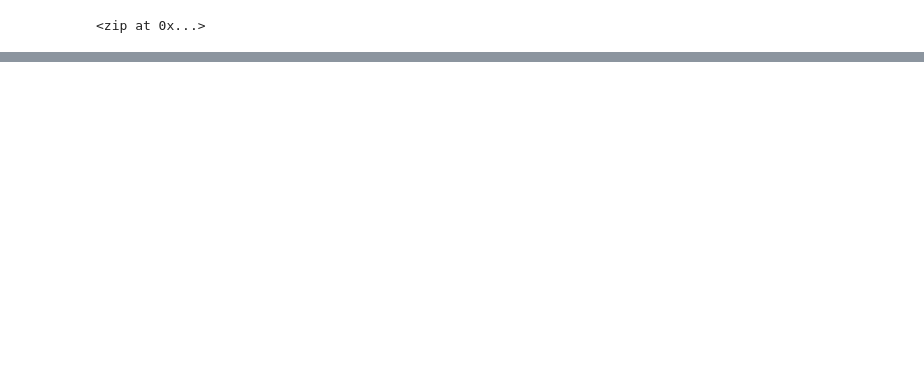
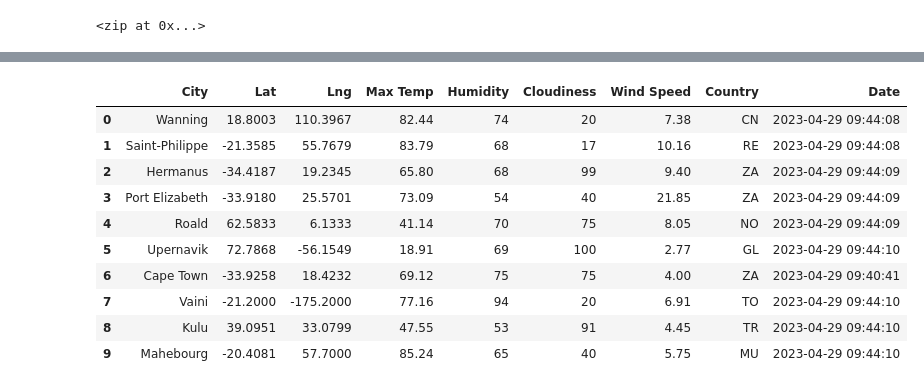
Before and after one commit to mbzrey/World_Weather_Analysis, a Jupyter notebook: WeatherPy.ipynb, the cells around one changed output, grey strips where cells are left out. Saved outputs shown, nothing was run; the diff lists cells and outputs as text; code cells hidden in the pictures; blank space fills up the shorter version.

Commit message:
Updating WeatherPy.ipynb file and results in csv file

```diff
--- a/WeatherPy.ipynb
+++ b/WeatherPy.ipynb
@@ -5,0 +12,3 @@ import numpy as np
+# %%
+# Starting URL for Weather Map API Call.
+url = "http://api.openweathermap.org/data/2.5/weather?units=Imperial&APPID=" + weather_api_key
@@ -32,0 +126,16 @@ len(cities)
+# %%
+# Convert the array of dictionaries to a Pandas DataFrame.
+city_data_df = pd.DataFrame(city_data)
+city_data_df.head(10)
+# %% [output]
+|  | City | Lat | Lng | Max Temp | Humidity | Cloudiness | Wind Speed | Country | Date |
+| 0 | Wanning | 18.8003 | 110.3967 | 82.44 | 74 | 20 | 7.38 | CN | 2023-04-29 09:44:08 |
+| 1 | Saint-Philippe | -21.3585 | 55.7679 | 83.79 | 68 | 17 | 10.16 | RE | 2023-04-29 09:44:08 |
+| 2 | Hermanus | -34.4187 | 19.2345 | 65.80 | 68 | 99 | 9.40 | ZA | 2023-04-29 09:44:09 |
+| 3 | Port Elizabeth | -33.9180 | 25.5701 | 73.09 | 54 | 40 | 21.85 | ZA | 2023-04-29 09:44:09 |
+| 4 | Roald | 62.5833 | 6.1333 | 41.14 | 70 | 75 | 8.05 | NO | 2023-04-29 09:44:09 |
+| 5 | Upernavik | 72.7868 | -56.1549 | 18.91 | 69 | 100 | 2.77 | GL | 2023-04-29 09:44:10 |
+| 6 | Cape Town | -33.9258 | 18.4232 | 69.12 | 75 | 75 | 4.00 | ZA | 2023-04-29 09:40:41 |
+| 7 | Vaini | -21.2000 | -175.2000 | 77.16 | 94 | 20 | 6.91 | TO | 2023-04-29 09:44:10 |
+| 8 | Kulu | 39.0951 | 33.0799 | 47.55 | 53 | 91 | 4.45 | TR | 2023-04-29 09:44:10 |
+| 9 | Mahebourg | -20.4081 | 57.7000 | 85.24 | 65 | 40 | 5.75 | MU | 2023-04-29 09:44:10 |
```
Also changed, not shown: parts of 6 cells of this notebook, 1 other file.
